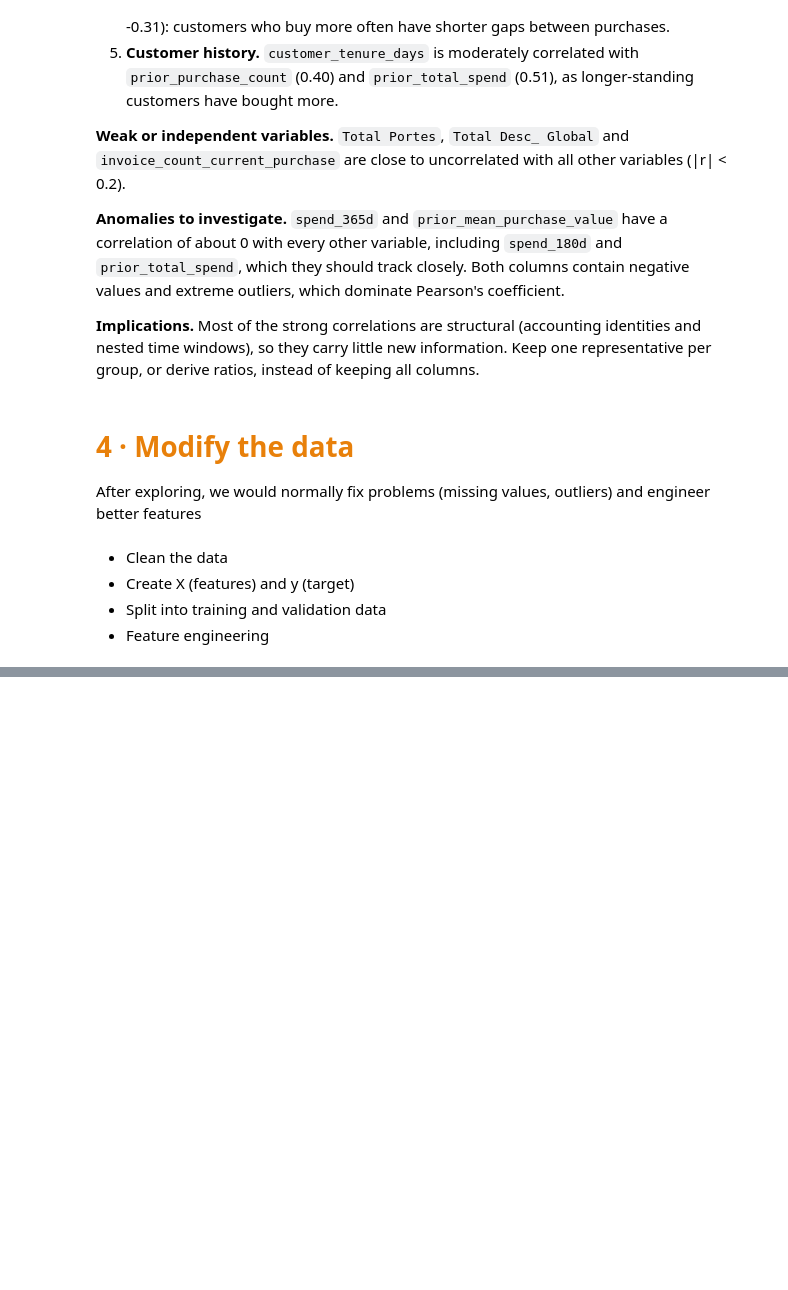
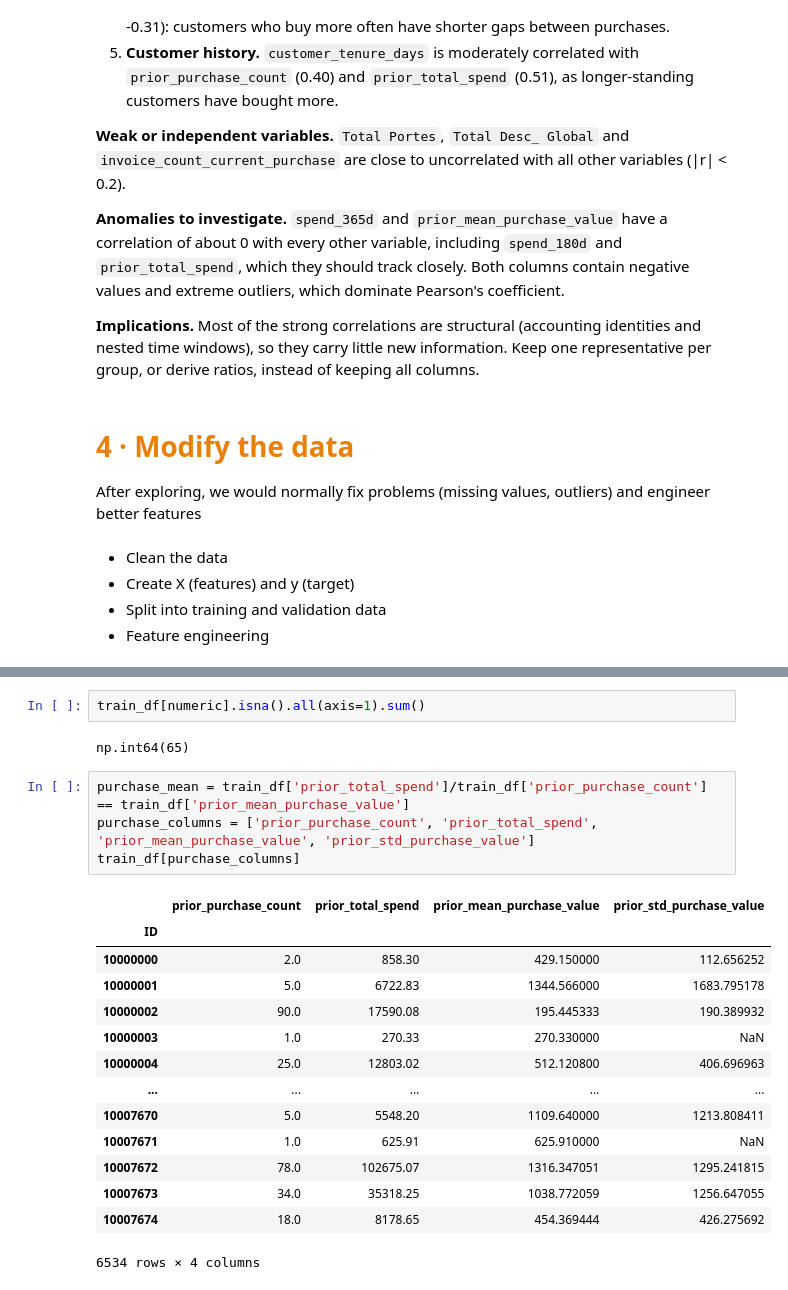
Before and after one commit to saradfalves/ML_Group_09, a Jupyter notebook: notebooks/exploring_and_modifying.ipynb, the cells around one changed output, grey strips where cells are left out. Cells and saved outputs as stored; diff of their text form; blank space fills up the shorter version.

Commit message:
missing values

```diff
--- a/notebooks/exploring_and_modifying.ipynb
+++ b/notebooks/exploring_and_modifying.ipynb
@@ -309,0 +356,23 @@ outliers) and engineer better features
+# %%
+train_df[numeric].isna().all(axis=1).sum()
+# %% [output]
+np.int64(65)
+# %%
+purchase_mean = train_df['prior_total_spend']/train_df['prior_purchase_count'] == train_df['prior_mean_purchase_value']
+purchase_columns = ['prior_purchase_count', 'prior_total_spend', 'prior_mean_purchase_value', 'prior_std_purchase_value']
+train_df[purchase_columns]
+# %% [output]
+|  | prior_purchase_count | prior_total_spend | prior_mean_purchase_value | prior_std_purchase_value |
+| ID |  |  |  |  |
+| 10000000 | 2.0 | 858.30 | 429.150000 | 112.656252 |
+| 10000001 | 5.0 | 6722.83 | 1344.566000 | 1683.795178 |
+| 10000002 | 90.0 | 17590.08 | 195.445333 | 190.389932 |
+| 10000003 | 1.0 | 270.33 | 270.330000 | NaN |
+| 10000004 | 25.0 | 12803.02 | 512.120800 | 406.696963 |
+| ... | ... | ... | ... | ... |
+| 10007670 | 5.0 | 5548.20 | 1109.640000 | 1213.808411 |
+| 10007671 | 1.0 | 625.91 | 625.910000 | NaN |
+| 10007672 | 78.0 | 102675.07 | 1316.347051 | 1295.241815 |
+| 10007673 | 34.0 | 35318.25 | 1038.772059 | 1256.647055 |
+| 10007674 | 18.0 | 8178.65 | 454.369444 | 426.275692 |
+6534 rows × 4 columns
```
Also changed, not shown: parts of 6 cells of this notebook.
